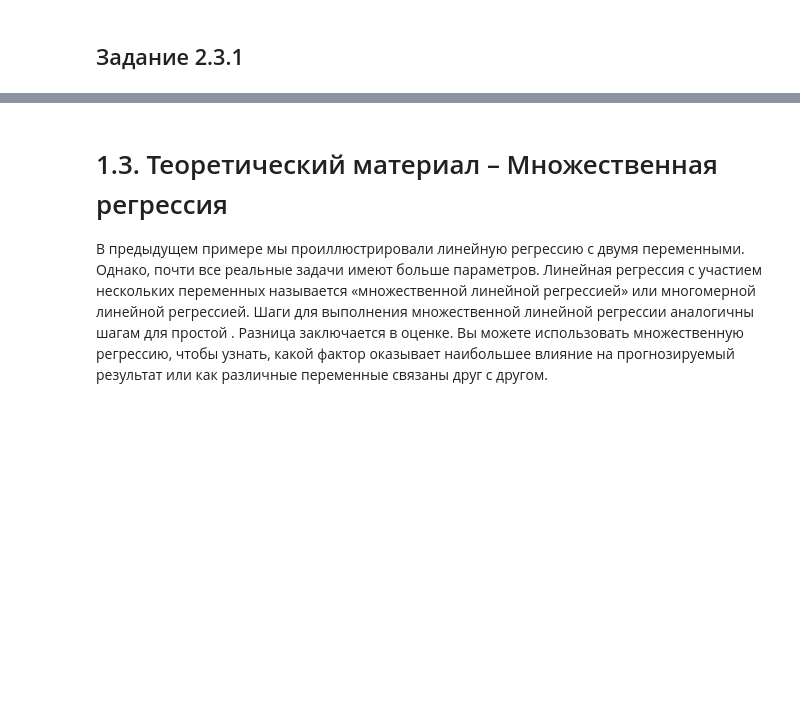
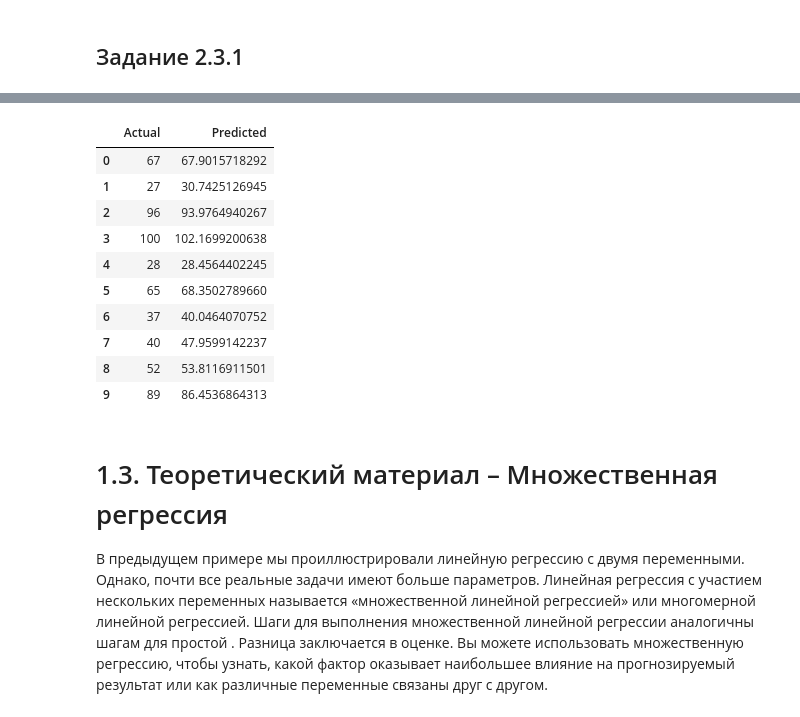
Before and after one commit to TimmmofeyD/WorkBook_AI, a Jupyter notebook: Lishchenko_Timofey_WorkBook4.ipynb, the cells around one changed output, grey strips where cells are left out. Saved outputs shown, nothing was run; the diff lists cells and outputs as text; code cells hidden in the pictures; blank space fills up the shorter version.

```diff
--- a/Lishchenko_Timofey_WorkBook4.ipynb
+++ b/Lishchenko_Timofey_WorkBook4.ipynb
@@ -483,0 +477,4 @@ plt.show()
+# %%
+df = pd.read_csv('./test.csv', sep=',')
+
+df.head()
@@ -483,0 +488,7 @@ plt.show()
+# %%
+X = df.iloc[:,1:].values
+y = df.iloc[:,0].values
+X_train, X_test, y_train, y_test = train_test_split(X, y, test_size = 1/3, random_state = 0)
+# %%
+regressor = LinearRegression()
+regressor.fit(X_train, y_train)
@@ -483,0 +497,3 @@ plt.show()
+# %%
+y_pred = regressor.predict(X_test)
+y_pred
@@ -484,3 +518,19 @@ plt.show()
+# %%
+dataset = pd.DataFrame({'Actual': y_test, 'Predicted': [f'{i:.10f}' for i in y_pred]})
+
+dataset.head(10)
+# %% [output]
+|  | Actual | Predicted |
+| 0 | 67 | 67.9015718292 |
+| 1 | 27 | 30.7425126945 |
+| 2 | 96 | 93.9764940267 |
+| 3 | 100 | 102.1699200638 |
+| 4 | 28 | 28.4564402245 |
+| 5 | 65 | 68.3502789660 |
+| 6 | 37 | 40.0464070752 |
+| 7 | 40 | 47.9599142237 |
+| 8 | 52 | 53.8116911501 |
+| 9 | 89 | 86.4536864313 |
 # %% [markdown]
 # 1.3. Теоретический материал – Множественная регрессия
 
```
Also changed, not shown: parts of 24 cells of this notebook.
